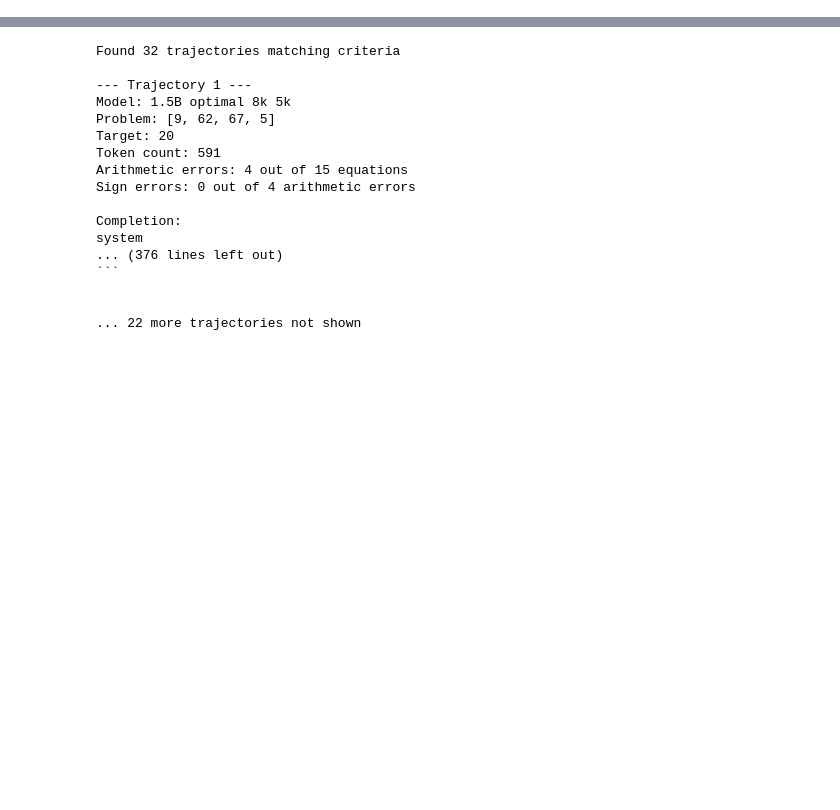
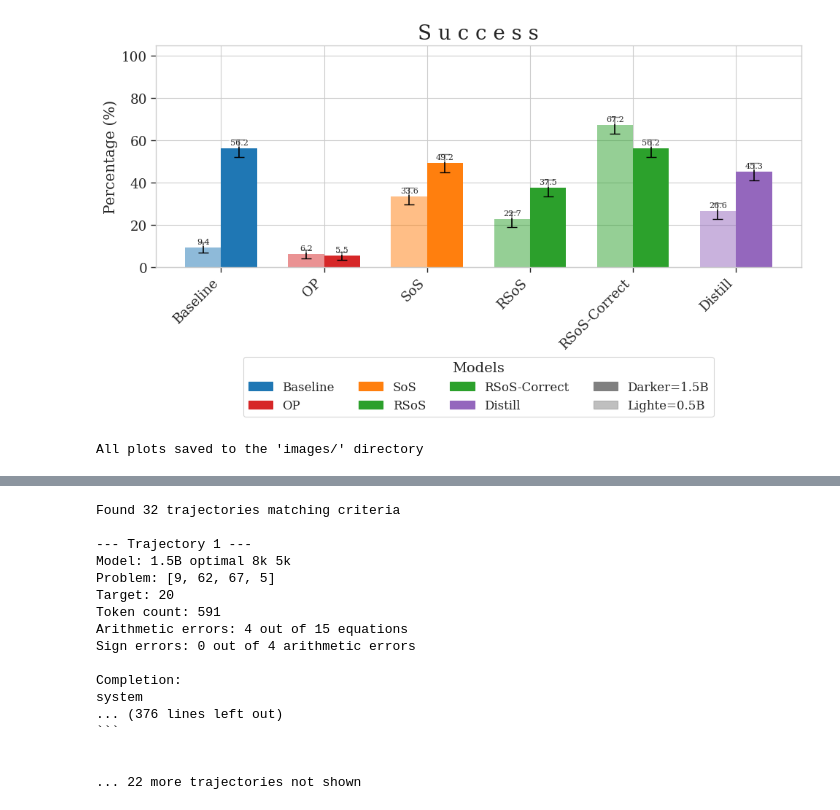
Before and after one commit to chloeli-15/stream-of-search, a Jupyter notebook: results/trajectory_analysis (3).ipynb, the cells around one changed output, grey strips where cells are left out. Saved outputs shown, nothing was run; the diff lists cells and outputs as text; code cells hidden in the pictures; blank space fills up the shorter version.

```diff
--- a/results/trajectory_analysis (3).ipynb
+++ b/results/trajectory_analysis (3).ipynb
@@ -741,11 +783,14 @@ from scipy import stats
 import seaborn as sns
 import os
 
+
 # Create images directory if it doesn't exist
 os.makedirs('images', exist_ok=True)
 
 # Set style for scientific publication
 plt.style.use('seaborn-v0_8-whitegrid')
+plt.rcParams['font.family'] = 'DeJavu Serif'
+plt.rcParams['font.serif'] = ['Times New Roman']
 sns.set_context("paper", font_scale=1.5)
 
 # List of metrics to plot
@@ -765,7 +810,7 @@ metrics = [
     "perc_using_invalid_numbers_over_error",
     "perc_mismatched_target_over_error",
     "perc_incomplete_trajectories_over_error",
-    "perc_formatting_issues_over_error",
+    # "perc_formatting_issues_over_error",
     "perc_has_no_solution_over_error",
 
 ]
@@ -801,7 +846,7 @@ def binomial_ci(success, total, confidence=0.66):
 
 # Create a plot for each metric
 for metric in metrics:
-    fig, ax = plt.subplots(figsize=(10, 6))
+    fig, ax = plt.subplots(figsize=(10, 8))
 
     # Set x-axis with specified order
     x = np.arange(len(method_order))
@@ -847,7 +892,7 @@ for metric in metrics:
     # Customize the plot
     metric_name = ' '.join(metric.replace('perc_', '').replace('_', ' ').title())
     ax.set_ylabel(f'{"Percentage" if metric.startswith("perc_") else "Value"} (%)')
-    ax.set_title(f'{metric_name}')
+    ax.set_title(f'{metric_name}'.capitalize(), fontsize=20)
     ax.set_xticks(x)
     ax.set_xticklabels(method_order, rotation=45, ha='right')
 
@@ -863,35 +908,45 @@ for metric in metrics:
     # Then add size indicators
     handles.append(plt.Rectangle((0,0),1,1, color='gray', alpha=1.0))
     handles.append(plt.Rectangle((0,0),1,1, color='gray', alpha=0.5))
-    labels.append('1.5B')
-    labels.append('0.5B')
+    labels.append('Darker=1.5B')
+    labels.append('Lighte=0.5B')
 
-    ax.legend(handles, labels, loc='upper right', ncol=1)
+    # ax.legend(handles, labels, loc='upper right', ncol=1)
+
+    # Place legend below the subplots
+    ax.legend(handles=handles, labels=labels, loc='lower center', ncol=4,
+               bbox_to_anchor=(0.5, -0.7), fontsize=12, frameon=True,
+               title='Models', title_fontsize=14)
+
 
     # Add value labels on top of bars
     for i, size in enumerate(['0.5B', '1.5B']):
         subset = filtered_df[filtered_df['model_size'] == size]
         for j, method in enumerate(method_order):
             method_data = subset[subset['method'] == method]
             if len(method_data) > 0:
                 value = method_data[metric].values[0] * 100
                 ax.text(j + (i - 0.5) * width, value + 1, f'{value:.1f}',
                     ha='center', va='bottom', fontsize=8,
                     bbox=dict(facecolor='white', alpha=0.5, pad=1, edgecolor='none'))
 
     plt.tight_layout()
 
     # Create a clean filename by replacing special characters
     clean_metric_name = metric.replace('perc_', '')
 
     # Save the figure (both PDF for publication and PNG for quick viewing)
     # fig.savefig(f'images/{clean_metric_name}.pdf', format='pdf', dpi=300, bbox_inches='tight')
     fig.savefig(f'images/{clean_metric_name}.png', format='png', dpi=150, bbox_inches='tight')
 
     # Display the plot
     plt.show()
 
     # Close the figure to free memory
     plt.close(fig)
+    break
 
 print(f"All plots saved to the 'images/' directory")
+# %% [output]
+[figure, added]
+All plots saved to the 'images/' directory
```
Also changed, not shown: parts of 11 cells of this notebook, 47 other files.
